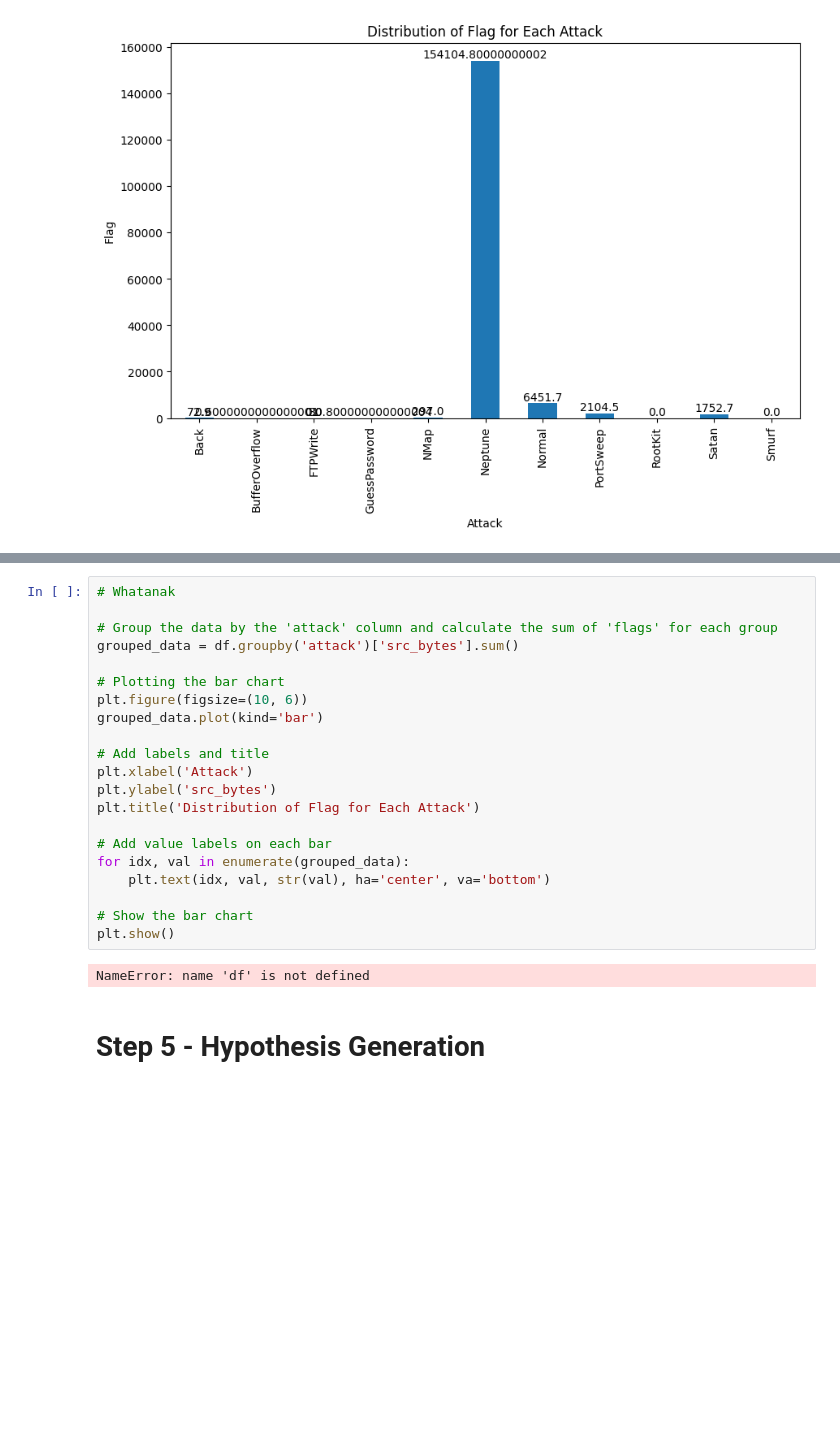
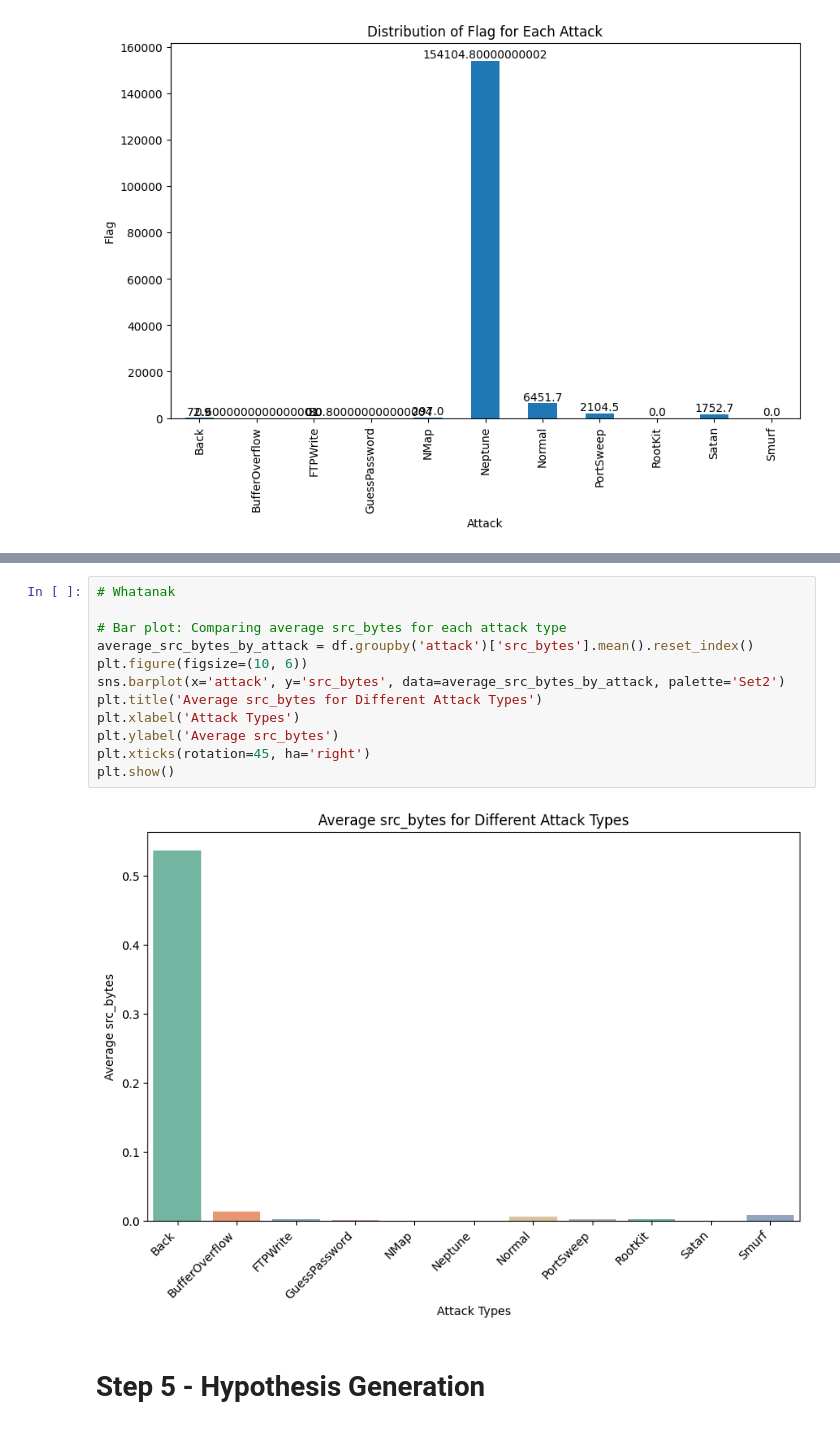
Before and after one commit to Sothirich/data_science_cyber-data-set, a Jupyter notebook: 2. Data-Exploration.ipynb, the cells around one changed output, grey strips where cells are left out. Drawn from its saved outputs; the diff is of its cells as text; blank space fills up the shorter version.

Commit message:
Data Exploration Update

```diff
--- a/2. Data-Exploration.ipynb
+++ b/2. Data-Exploration.ipynb
@@ -293,25 +308,16 @@ NameError: name 'plt' is not defined
-# %%
-# Whatanak
-
-# Group the data by the 'attack' column and calculate the sum of 'flags' for each group
-grouped_data = df.groupby('attack')['src_bytes'].sum()
-
-# Plotting the bar chart
-plt.figure(figsize=(10, 6))
-grouped_data.plot(kind='bar')
-
-# Add labels and title
-plt.xlabel('Attack')
-plt.ylabel('src_bytes')
-plt.title('Distribution of Flag for Each Attack')
-
-# Add value labels on each bar
-for idx, val in enumerate(grouped_data):
-    plt.text(idx, val, str(val), ha='center', va='bottom')
-
-# Show the bar chart
-plt.show()
-# %% [output]
-NameError: name 'df' is not defined
+# %%
+# Whatanak
+
+# Bar plot: Comparing average src_bytes for each attack type
+average_src_bytes_by_attack = df.groupby('attack')['src_bytes'].mean().reset_index()
+plt.figure(figsize=(10, 6))
+sns.barplot(x='attack', y='src_bytes', data=average_src_bytes_by_attack, palette='Set2')
+plt.title('Average src_bytes for Different Attack Types')
+plt.xlabel('Attack Types')
+plt.ylabel('Average src_bytes')
+plt.xticks(rotation=45, ha='right')
+plt.show()
+# %% [output]
+[figure, added]
 # %% [markdown]
 # Step 5 - Hypothesis Generation
```
Also changed, not shown: parts of 4 cells of this notebook.
